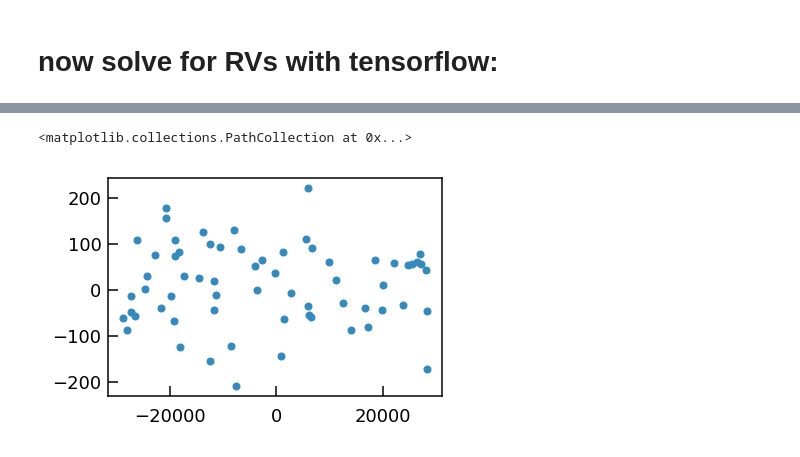
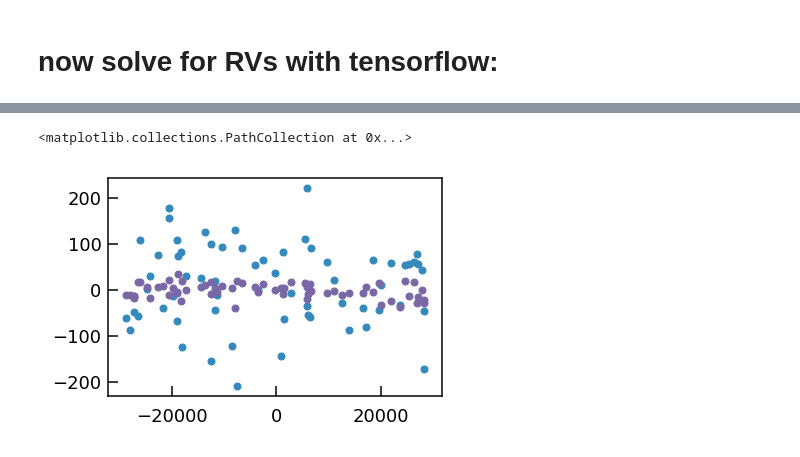
Before and after one commit to megbedell/wobble, a Jupyter notebook: notebooks/wobbleflow-simple.ipynb, the cells around one changed output, grey strips where cells are left out. Drawn from its saved outputs; the diff is of its cells as text; code cells hidden in the pictures.

```diff
--- a/notebooks/wobbleflow-simple.ipynb
+++ b/notebooks/wobbleflow-simple.ipynb
@@ -100,11 +100,14 @@ xs_tensor = tf.constant(data_xs, dtype=T)
 ivars_tensor = tf.constant(ivars, dtype=T)
 # %%
-rvs_tensor = tf.Variable(true_rvs + np.random.normal(0., 100., len(true_rvs)), dtype=T)
+starting_rvs = true_rvs + np.random.normal(0., 100., len(true_rvs))
+rvs_tensor = tf.Variable(starting_rvs, dtype=T)
 # %%
 nll = tf.constant(0.0, dtype=T)
+models = []
 for n in range(len(data)):
     shifted_xs = xs_tensor[n] + tf.log(doppler(rvs_tensor[n]))
     model = interp(shifted_xs, model_xs_tensor, model_ys_tensor)
+    models.append(model)
     nll += 0.5*tf.reduce_sum((data_tensor[n] - model)**2 * ivars_tensor[n])
 
 grad_model = tf.gradients(nll, [model_ys_tensor])[0] + tf.zeros_like(model_ys_tensor)
@@ -112,16 +130,17 @@ grad_rvs = tf.gradients(nll, [rvs_tensor])[0] + tf.zeros_like(rvs_tensor)
 # %%
-opt_rvs = tf.train.AdagradOptimizer(0.1).minimize(nll, var_list=rvs_tensor)
+opt_rvs = tf.train.AdagradOptimizer(100.).minimize(nll, var_list=rvs_tensor)
 # %%
-with tf.Session() as session:
-    session.run(tf.global_variables_initializer())
+session = tf.Session()
+session.run(tf.global_variables_initializer())
 
-    nll_after_rvs = []
-    for i in range(100):
-        session.run(opt_rvs)
-        nll_after_rvs.append(session.run(nll))
+nll_after_rvs = []
+for i in range(100):
+    session.run(opt_rvs)
+    nll_after_rvs.append(session.run(nll))
 
-    params_rvs = session.run(rvs_tensor)
-    model_ys = session.run(model_ys_tensor)
+params_rvs = session.run(rvs_tensor)
+model_ys = session.run(model_ys_tensor)
+models_eval = session.run(models)
 # %%
 plt.scatter(np.arange(len(nll_after_rvs))*2, nll_after_rvs)
 print nll_after_rvs[0] - nll_after_rvs[-1]
@@ -131,8 +150,9 @@ print nll_after_rvs[0] - nll_after_rvs[-1]
 # %%
+plt.scatter(true_rvs, starting_rvs - true_rvs)
 plt.scatter(true_rvs, params_rvs - true_rvs)
 # %% [output]
 <matplotlib.collections.PathCollection at 0x...>
-[figure, old version]
+[figure, new version]
 # %%
 np.std(params_rvs - true_rvs)
 # %% [output]
```
Also changed, not shown: parts of 9 cells of this notebook, 1 other file.
